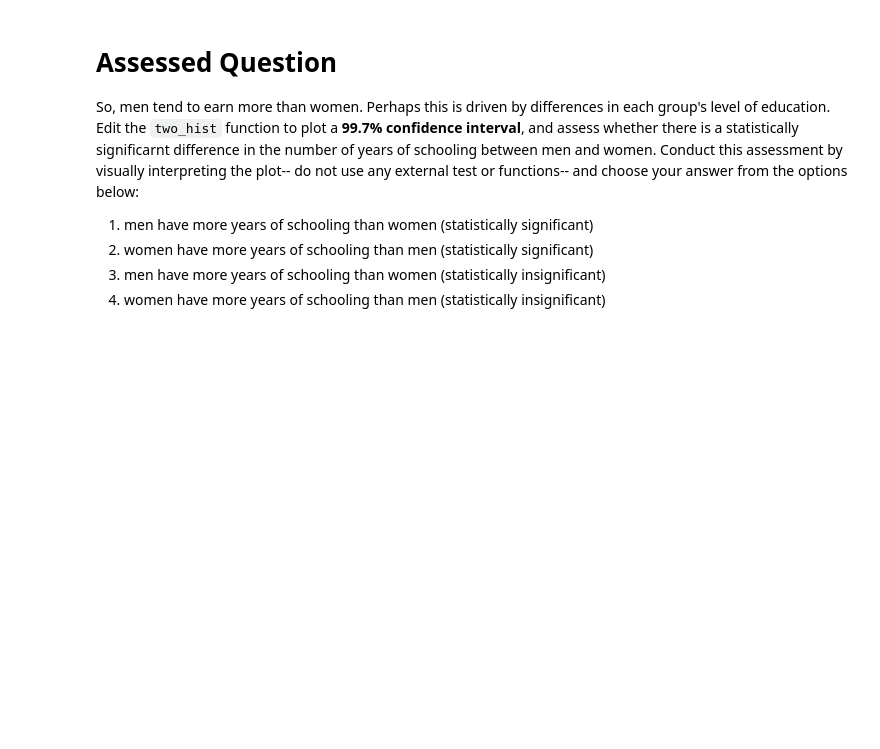
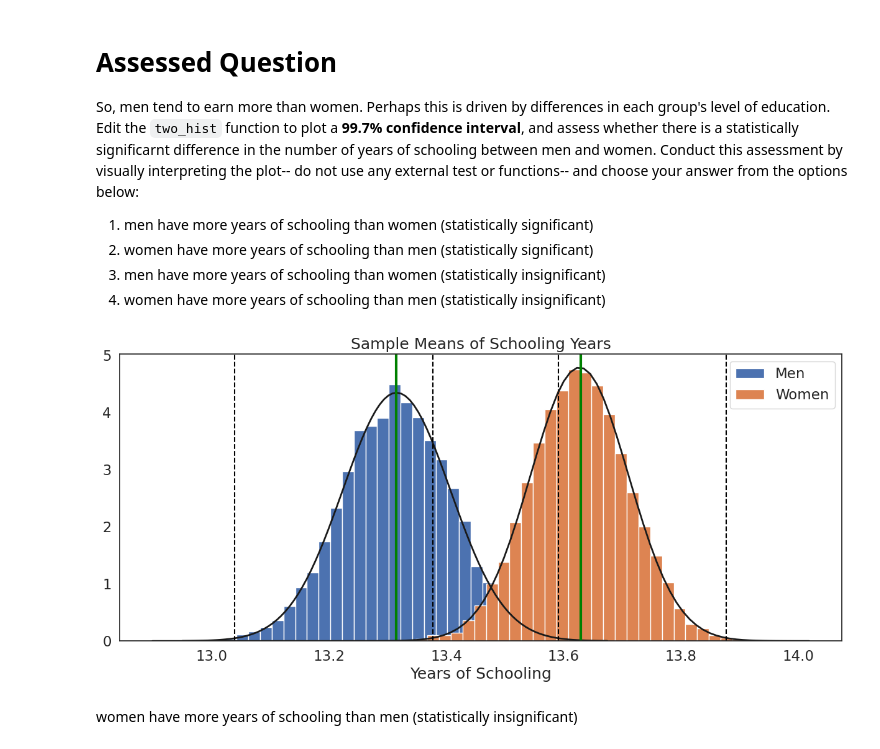
Before and after one commit to xwu23-max/QM2, a Jupyter notebook: notebooks/W05. Distributions and Basic Statistics.ipynb, the cells around one changed output. Cells and saved outputs as stored; diff of their text form; code cells hidden in the pictures; blank space fills up the shorter version.

```diff
--- a/notebooks/W05. Distributions and Basic Statistics.ipynb
+++ b/notebooks/W05. Distributions and Basic Statistics.ipynb
@@ -475,8 +535,8 @@ def two_hist(groups,group_labs,xlab, title): # define a function called two_hist
 			plt.xlabel(xlab) # add an x-axis label
 			plt.title(title) # add a title
 			plt.axvline(var.mean(), color='green', linestyle='solid', linewidth=3) # add a vertical line at the mean of the variable
-			plt.axvline(mu-se*2, color='black', linestyle='dashed', linewidth=1.5)
-			plt.axvline(mu+se*2, color='black', linestyle='dashed', linewidth=1.5)
+			plt.axvline(mu-se*3, color='black', linestyle='dashed', linewidth=1.5)
+			plt.axvline(mu+se*3, color='black', linestyle='dashed', linewidth=1.5)
 			plt.legend() # add a legend
 
 		plt.show()  # show the plot
@@ -504,3 +564,15 @@ So, men tend to earn more than women. Perhaps this is driven by differences in e
 2. women have more years of schooling than men (statistically significant)
 3. men have more years of schooling than women (statistically insignificant)
 2. women have more years of schooling than men (statistically insignificant)
+# %%
+men_sch    = df[df['sex']==1]['sch']
+women_sch  = df[df['sex']==2]['sch']
+
+two_hist([men_sch, women_sch],
+         ['Men','Women'],
+         'Years of Schooling',
+         'Sample Means of Schooling Years')
+# %% [output]
+[figure, added]
+# %% [markdown]
+women have more years of schooling than men (statistically insignificant)
```
Also changed, not shown: parts of 16 cells of this notebook.
